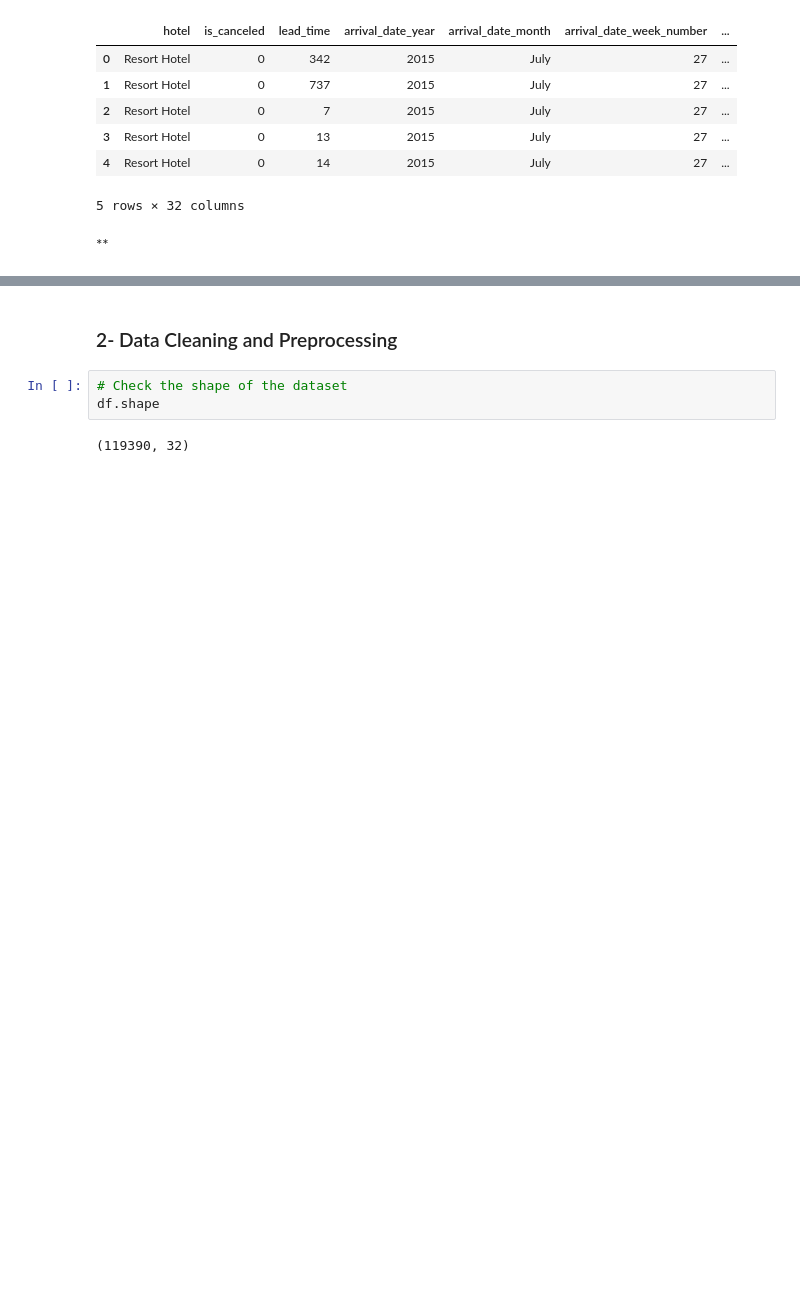
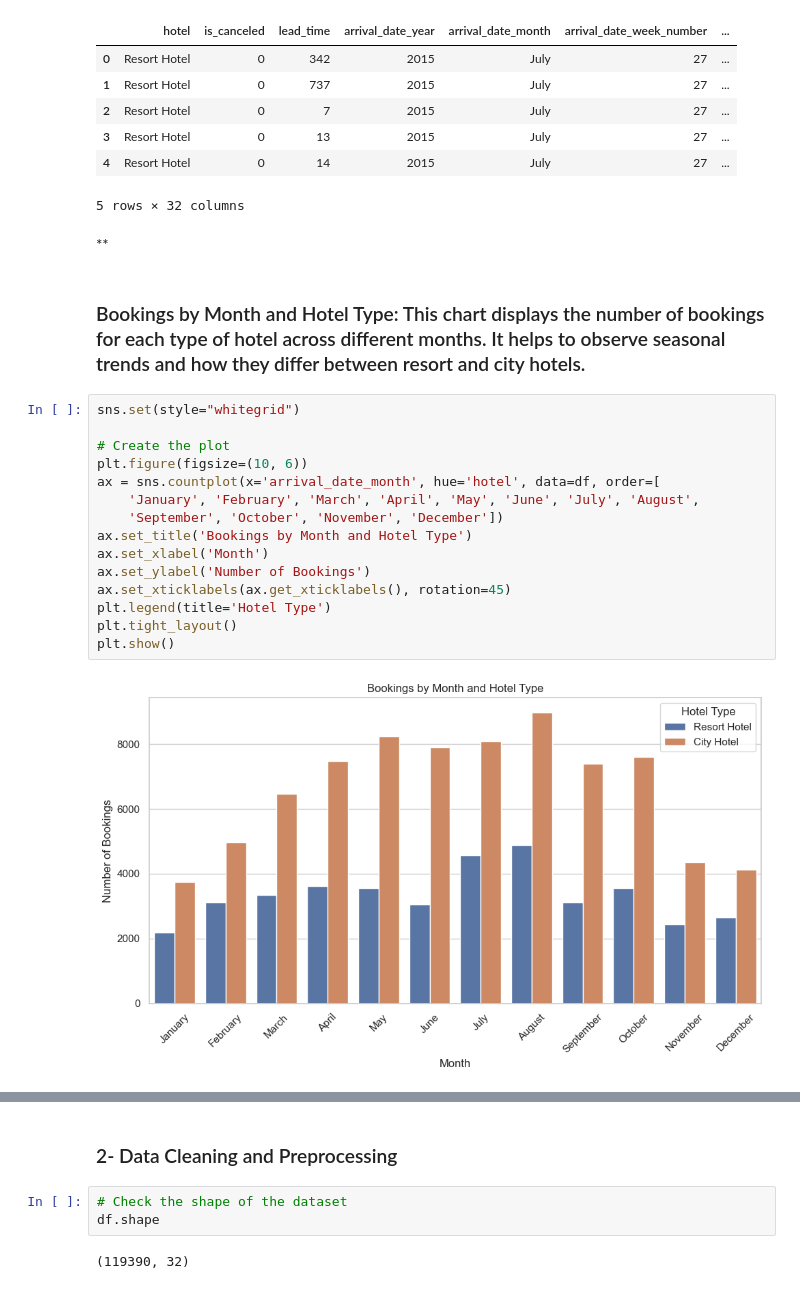
Before and after one commit to cmps460s24/mp-t9-amar-mohamed-osama-salman, a Jupyter notebook: project_new/project.ipynb, the cells around one changed output, grey strips where cells are left out. Saved outputs shown, nothing was run; the diff lists cells and outputs as text; blank space fills up the shorter version.

```diff
--- a/project_new/project.ipynb
+++ b/project_new/project.ipynb
@@ -58,3 +58,22 @@ df.head()
 5 rows × 32 columns
 # %% [markdown]
 **
+# %% [markdown]
+### Bookings by Month and Hotel Type: This chart displays the number of bookings for each type of hotel across different months. It helps to observe seasonal trends and how they differ between resort and city hotels.
+# %%
+sns.set(style="whitegrid")
+
+# Create the plot
+plt.figure(figsize=(10, 6))
+ax = sns.countplot(x='arrival_date_month', hue='hotel', data=df, order=[
+    'January', 'February', 'March', 'April', 'May', 'June', 'July', 'August',
+    'September', 'October', 'November', 'December'])
+ax.set_title('Bookings by Month and Hotel Type')
+ax.set_xlabel('Month')
+ax.set_ylabel('Number of Bookings')
+ax.set_xticklabels(ax.get_xticklabels(), rotation=45)
+plt.legend(title='Hotel Type')
+plt.tight_layout()
+plt.show()
+# %% [output]
+[figure, added]
```
Also changed, not shown: parts of 6 cells of this notebook.
